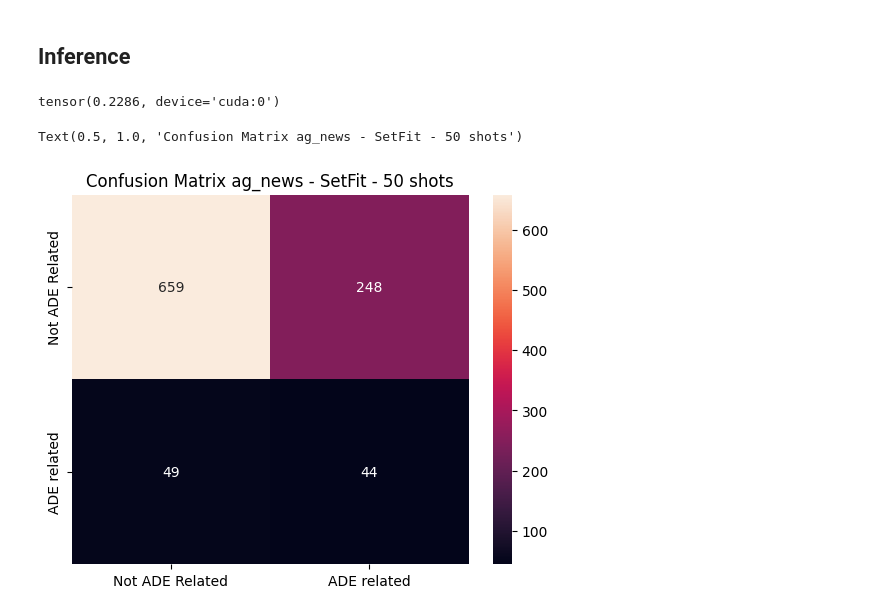
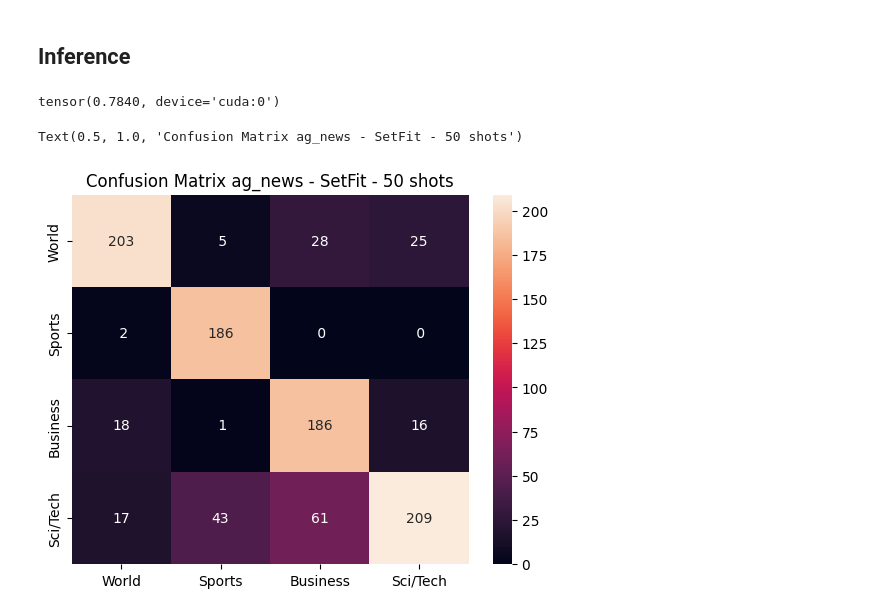
Before and after one commit to peulsilva/few-shot-learning-nlp, a Jupyter notebook: examples/setfit.ipynb, the cells around one changed output. Drawn from its saved outputs; the diff is of its cells as text; code cells hidden in the pictures.

```diff
--- a/examples/setfit.ipynb
+++ b/examples/setfit.ipynb
@@ -41,9 +38,9 @@ class_names = ["Not ADE Related", "ADE related"]
 # %%
-num_classes = len(ade_corpus_dataset['train']\
+num_classes = len(ag_news_dataset['train']\
     .features['label']\
     .names)
 
-classes_names = ade_corpus_dataset['train']\
+classes_names = ag_news_dataset['train']\
     .features['label']\
     .names
 
@@ -53,12 +50,12 @@ num_classes
 # %% [markdown]
 ## Few shot learning approach - 50 shots
 # %%
-classes = np.unique(ade_corpus_dataset['train']['label'])
+classes = np.unique(ag_news_dataset['train']['label'])
 
 n_shots = 50
 
 train_validation, test_df = stratified_train_test_split(
-    ade_corpus_dataset['train'],
+    ag_news_dataset['train'],
     classes,
     train_size = n_shots
 )
@@ -135,8 +132,6 @@ clf = CLF(
 trainer = SetFitTrainer(
     embedding_model,
     clf,
-    dataset_name,
-    "phrase-bert",
     num_classes
 )
 # %%
@@ -187,7 +182,7 @@ history, embedding_model, clf = trainer.train_classifier(
     loss_fn= FocalLoss(alpha,2),
     clf = CLF(in_features, num_classes),
     n_epochs=15,
-    lr = 1e-3
+    lr = 1e-4
 )
 # %% [output]
 ---------Epoch: 14-----------
@@ -227,14 +224,14 @@ Text(0.5, 1.0, 'SetFit training results- AG news - 50 shots')
 # %%
 y_true, y_pred = trainer.test(test_df)
 # %%
-f1 = binary_f1_score(
+f1 = multiclass_f1_score(
     y_pred,
     y_true,
-    # num_classes=num_classes
+    num_classes=num_classes
 )
 f1
 # %% [output]
-tensor(0.2286, device='cuda:0')
+tensor(0.7840, device='cuda:0')
 # %%
 conf_matrix = multiclass_confusion_matrix(
     y_true.to(torch.int64),
@@ -244,18 +241,18 @@ conf_matrix = multiclass_confusion_matrix(
 # %%
 df = pd.DataFrame(
     conf_matrix.to("cpu").numpy(),
-    index = class_names,
-    columns=class_names
+    index = classes_names,
+    columns=classes_names
 
 )
 
 sns.heatmap(
     df,
     annot = True,
     fmt = '2g',
 )
 
 plt.title(f"Confusion Matrix {dataset_name} - SetFit - {n_shots} shots")
 # %% [output]
 Text(0.5, 1.0, 'Confusion Matrix ag_news - SetFit - 50 shots')
-[figure, old version]
+[figure, new version]
```
Also changed, not shown: parts of 8 cells of this notebook, 7 other files.
